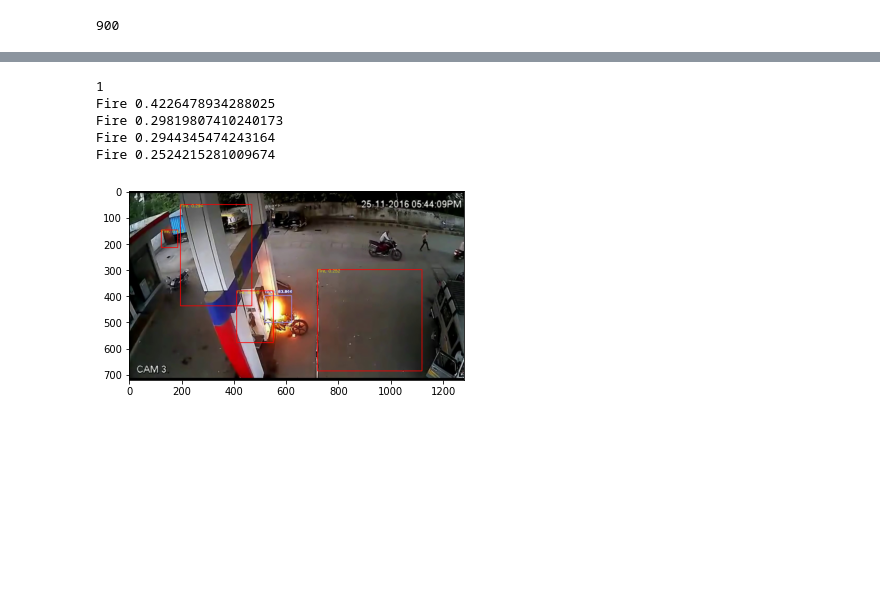
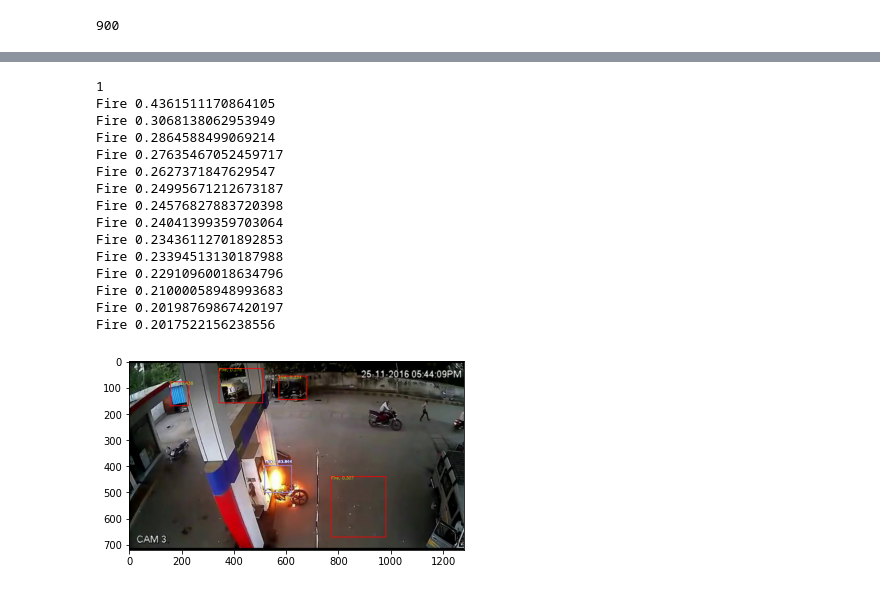
Before and after one commit to papasanimohansrinivas/efficientdet_fire_detection, a Jupyter notebook: Welcome_to_Colaboratory (5).ipynb, the cells around one changed output, grey strips where cells are left out. Saved outputs shown, nothing was run; the diff lists cells and outputs as text; code cells hidden in the pictures; blank space fills up the shorter version.

```diff
--- a/Welcome_to_Colaboratory (5).ipynb
+++ b/Welcome_to_Colaboratory (5).ipynb
@@ -206,7 +227,7 @@ from efficientdet.utils import BBoxTransform, ClipBoxes
 from utils.utils import preprocess, invert_affine, postprocess
 
 compound_coef = 4
-force_input_size = None  # set None to use default size
+force_input_size = 1920  # set None to use default size
 img_path = 'datasets/detr_dataset/val2017/img_(14).jpg'
 img_path = '/content/Yet-Another-EfficientDet-Pytorch/145.jpg'
 #img_path ='/content/Yet-Another-EfficientDet-Pytorch/pic_(96).jpg'
@@ -244,7 +265,7 @@ model = EfficientDetBackbone(compound_coef=compound_coef, num_classes=len(obj_li
                              ratios=[(1.0, 1.0), (1.4, 0.7), (0.7, 1.4)],
                              scales=[2 ** 0, 2 ** (1.0 / 3.0), 2 ** (2.0 / 3.0)])
 
-model.load_state_dict(torch.load('logs/detr_dataset/'+'efficientdet-d4_154_3400.pth'))
+model.load_state_dict(torch.load('logs/detr_dataset/'+'efficientdet-d4_159_3500.pth'))
 model.requires_grad_(False)
 model.eval()
 
@@ -256,36 +277,46 @@ if use_float16:
 with torch.no_grad():
     features, regression, classification, anchors = model(x)
 
     regressBoxes = BBoxTransform()
     clipBoxes = ClipBoxes()
 
     out = postprocess(x,
                       anchors, regression, classification,
                       regressBoxes, clipBoxes,
                       threshold, iou_threshold)
 
 out = invert_affine(framed_metas, out)
 
 for i in range(len(ori_imgs)):
     if len(out[i]['rois']) == 0:
         continue
     ori_imgs[i] = ori_imgs[i].copy()
     for j in range(len(out[i]['rois'])):
         (x1, y1, x2, y2) = out[i]['rois'][j].astype(np.int)
         cv2.rectangle(ori_imgs[i], (x1, y1), (x2, y2), (255, 0, 0), 2)
         obj = obj_list[out[i]['class_ids'][j]]
         score = float(out[i]['scores'][j])
         print(obj,score)
         # if score>0.55:
         cv2.putText(ori_imgs[i], '{}, {:.3f}'.format(obj, score),
                     (x1, y1 + 10), cv2.FONT_HERSHEY_SIMPLEX, 0.5,
                     (255, 255, 0), 1)
         plt.imshow(ori_imgs[i])
 # %% [output]
 1
-Fire 0.4226478934288025
-Fire 0.29819807410240173
-Fire 0.2944345474243164
-Fire 0.2524215281009674
+Fire 0.4361511170864105
+Fire 0.3068138062953949
+Fire 0.2864588499069214
+Fire 0.27635467052459717
+Fire 0.2627371847629547
+Fire 0.24995671212673187
+Fire 0.24576827883720398
+Fire 0.24041399359703064
+Fire 0.23436112701892853
+Fire 0.23394513130187988
+Fire 0.22910960018634796
+Fire 0.21000058948993683
+Fire 0.20198769867420197
+Fire 0.2017522156238556
-[figure, old version]
+[figure, new version]
 # %%
```
Also changed, not shown: parts of 2 cells of this notebook.
